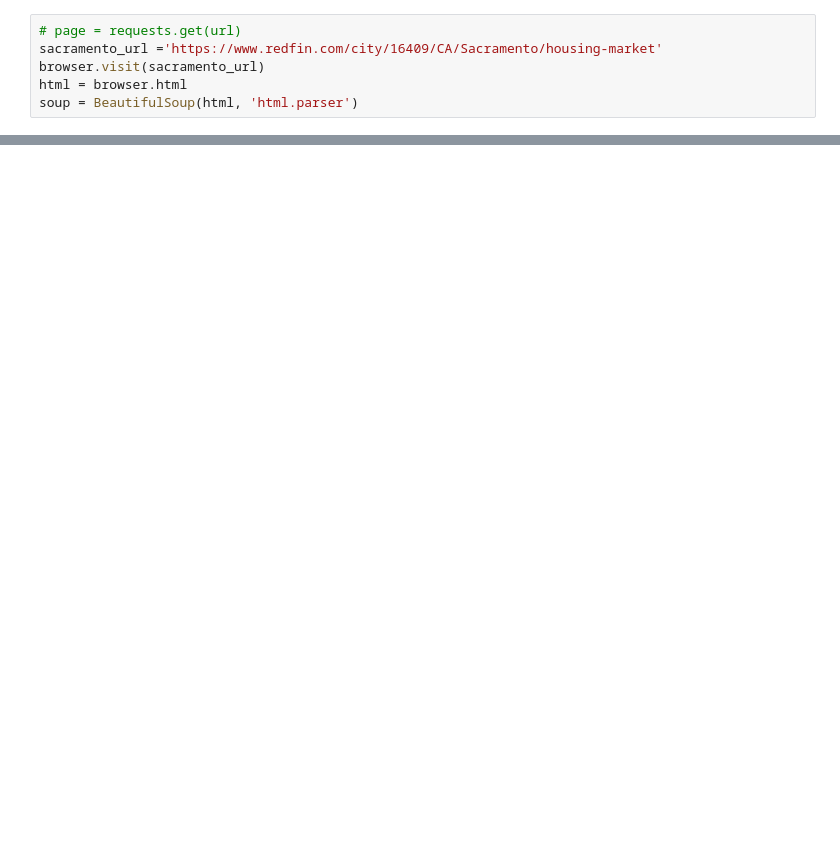
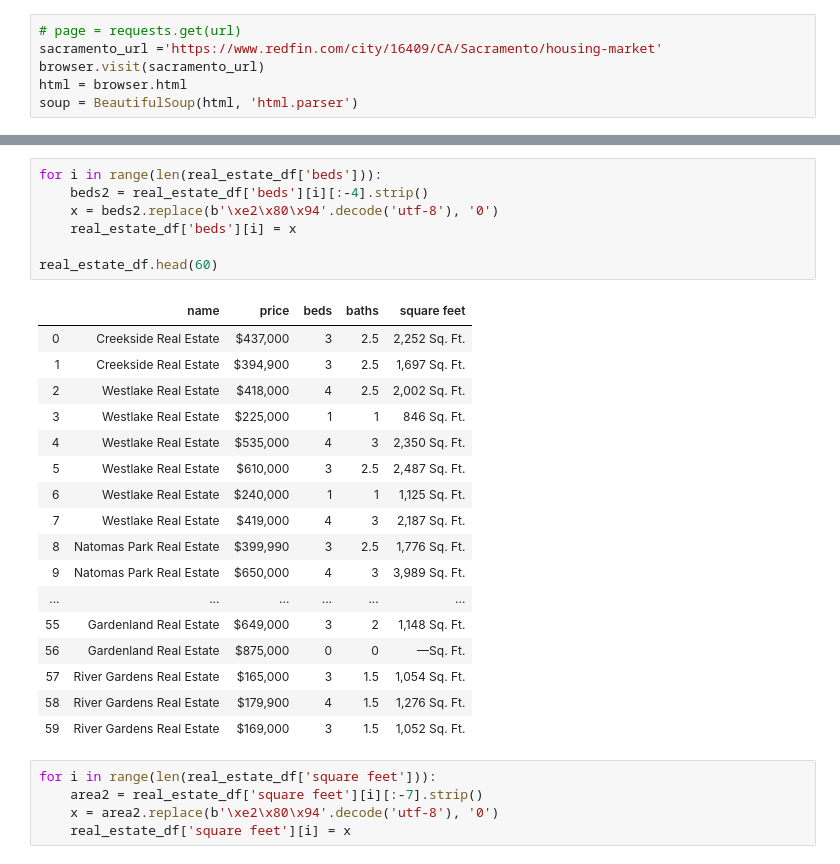
Before and after one commit to efmercado/Final-Project---Good-Neighbor-Sacramento, a Jupyter notebook: Redfin_Scrape.ipynb, the cells around one changed output, grey strips where cells are left out. Cells and saved outputs as stored; diff of their text form; blank space fills up the shorter version.

```diff
--- a/Redfin_Scrape.ipynb
+++ b/Redfin_Scrape.ipynb
@@ -172,0 +181,30 @@ real_estate_df.head()
+# %%
+for i in range(len(real_estate_df['beds'])):
+    beds2 = real_estate_df['beds'][i][:-4].strip()
+    x = beds2.replace(b'\xe2\x80\x94'.decode('utf-8'), '0')
+    real_estate_df['beds'][i] = x
+
+real_estate_df.head(60)
+# %% [output]
+|  | name | price | beds | baths | square feet |
+| 0 | Creekside Real Estate | $437,000 | 3 | 2.5 | 2,252 Sq. Ft. |
+| 1 | Creekside Real Estate | $394,900 | 3 | 2.5 | 1,697 Sq. Ft. |
+| 2 | Westlake Real Estate | $418,000 | 4 | 2.5 | 2,002 Sq. Ft. |
+| 3 | Westlake Real Estate | $225,000 | 1 | 1 | 846 Sq. Ft. |
+| 4 | Westlake Real Estate | $535,000 | 4 | 3 | 2,350 Sq. Ft. |
+| 5 | Westlake Real Estate | $610,000 | 3 | 2.5 | 2,487 Sq. Ft. |
+| 6 | Westlake Real Estate | $240,000 | 1 | 1 | 1,125 Sq. Ft. |
+| 7 | Westlake Real Estate | $419,000 | 4 | 3 | 2,187 Sq. Ft. |
+| 8 | Natomas Park Real Estate | $399,990 | 3 | 2.5 | 1,776 Sq. Ft. |
+| 9 | Natomas Park Real Estate | $650,000 | 4 | 3 | 3,989 Sq. Ft. |
+| ... | ... | ... | ... | ... | ... |
+| 55 | Gardenland Real Estate | $649,000 | 3 | 2 | 1,148 Sq. Ft. |
+| 56 | Gardenland Real Estate | $875,000 | 0 | 0 | —Sq. Ft. |
+| 57 | River Gardens Real Estate | $165,000 | 3 | 1.5 | 1,054 Sq. Ft. |
+| 58 | River Gardens Real Estate | $179,900 | 4 | 1.5 | 1,276 Sq. Ft. |
+| 59 | River Gardens Real Estate | $169,000 | 3 | 1.5 | 1,052 Sq. Ft. |
+# %%
+for i in range(len(real_estate_df['square feet'])):
+    area2 = real_estate_df['square feet'][i][:-7].strip()
+    x = area2.replace(b'\xe2\x80\x94'.decode('utf-8'), '0')
+    real_estate_df['square feet'][i] = x
```
Also changed, not shown: parts of 21 cells of this notebook.
